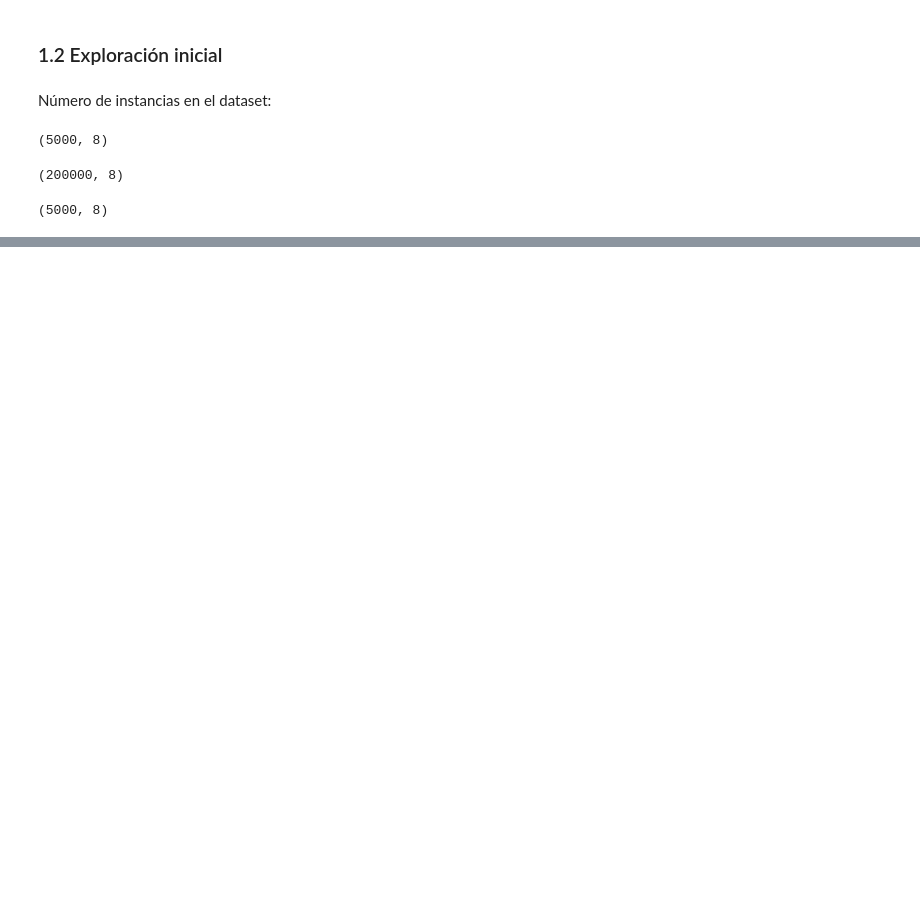
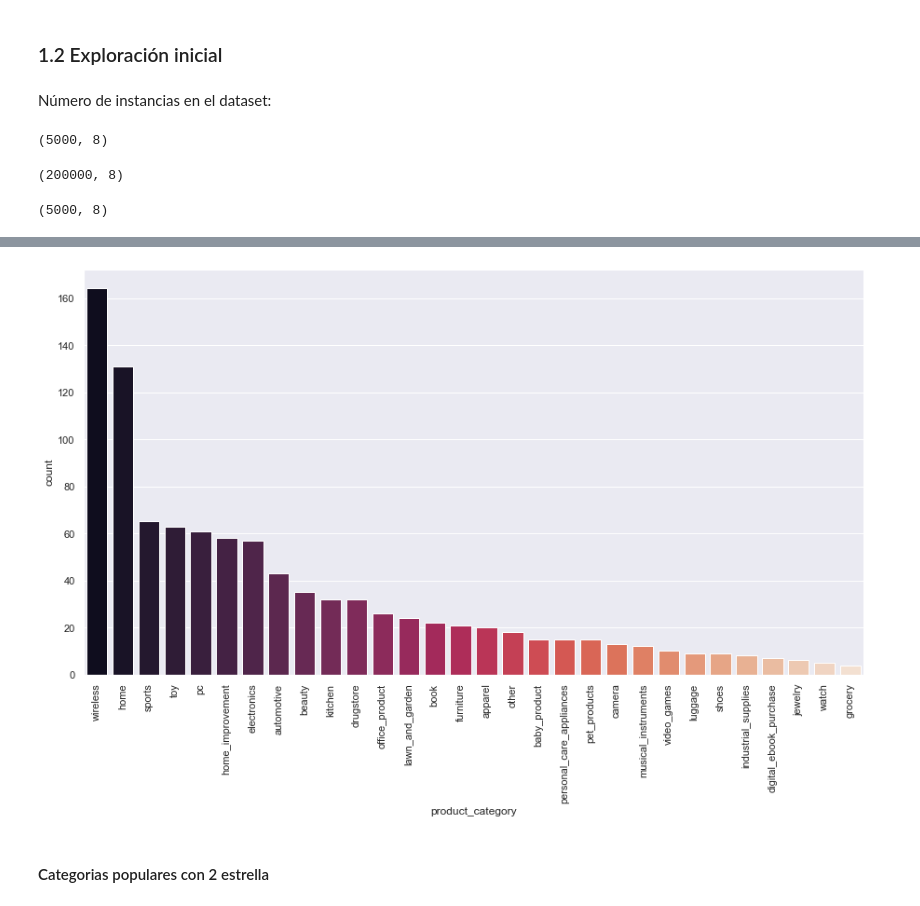
Before and after one commit to luiscarlos0218/proyecto3_NLP, a Jupyter notebook: DS_Proyecto_03_NLP.ipynb, the cells around one changed output, grey strips where cells are left out. Drawn from its saved outputs; the diff is of its cells as text; code cells hidden in the pictures; blank space fills up the shorter version.

```diff
--- a/DS_Proyecto_03_NLP.ipynb
+++ b/DS_Proyecto_03_NLP.ipynb
@@ -121,0 +134,3 @@ plt.show()
+# %%
+one_star = dataset_dev[dataset_dev.stars==1]
+one_star.head()
@@ -121,0 +144,10 @@ plt.show()
+# %%
+plt.figure(figsize = (15,8))
+plot = sns.countplot(data=one_star, x='product_category',order = one_star.product_category.value_counts().index,palette='rocket')
+for item in plot.get_xticklabels():
+    item.set_rotation(90)
+plt.show()
+# %% [output]
+[figure, added]
+# %% [markdown]
+#### Categorias populares con 2 estrella
```
Also changed, not shown: parts of 34 cells of this notebook.
